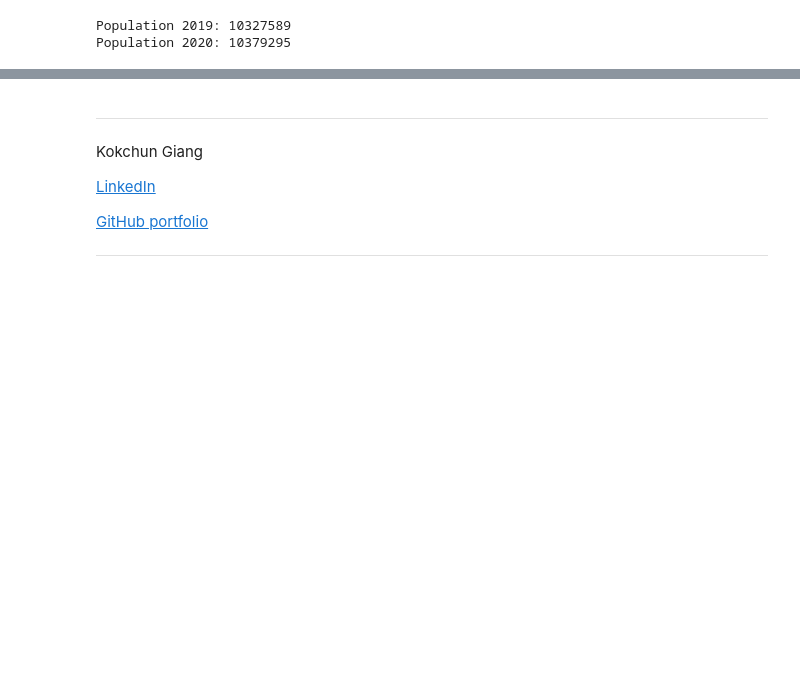
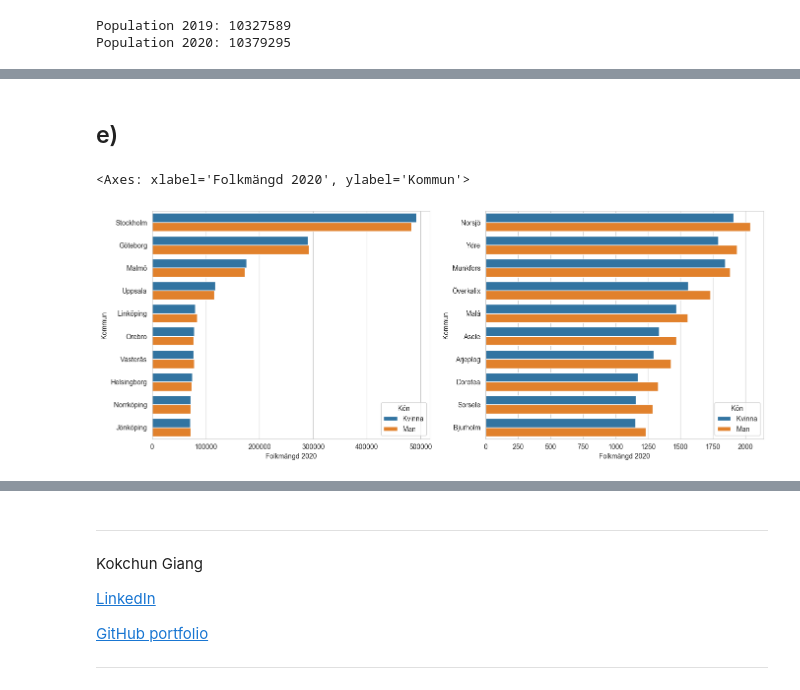
Before and after one commit to SebastianPetersson/Databehandling-SEBASTIAN-PETERSSON, a Jupyter notebook: Exercises/E00_pandas_basic_syntax.ipynb, the cells around one changed output, grey strips where cells are left out. Saved outputs shown, nothing was run; the diff lists cells and outputs as text; code cells hidden in the pictures; blank space fills up the shorter version.

```diff
--- a/Exercises/E00_pandas_basic_syntax.ipynb
+++ b/Exercises/E00_pandas_basic_syntax.ipynb
@@ -394,0 +461,3 @@ h)
+# %%
+merged = pd.concat([män, kvinnor]).set_index('Kommun')
+display(merged)
@@ -394,0 +481,8 @@ h)
+# %%
+total_condensed = total[['Kommun', 'Folkmängd 2020', 'Folkmängd 2019', 'Förändring']]
+total_condensed.columns = ['Kommun',
+                           'Total Pop 2020',
+                           'Total Pop 2019',
+                           'Total Förändring']
+
+total_condensed.set_index('Kommun')
@@ -394,0 +506,4 @@ h)
+# %%
+merged_final = pd.merge(merged, total_condensed.set_index('Kommun'), left_index=True, right_index=True)
+merged_final = merged_final.sort_values(by = 'Total Pop 2019', ascending = False)
+merged_final.head(20)
@@ -394,0 +529,14 @@ h)
+# %% [markdown]
+## e)
+# %%
+ten_largest = merged_final.nlargest(20, 'Total Pop 2020')
+ten_smallest = merged_final.nsmallest(20, 'Total Pop 2020').sort_values('Total Pop 2020', ascending = False)
+# %%
+import matplotlib.pyplot as plt
+
+fig, ax = plt.subplots(1, 2, figsize=(16,6), sharex=False)
+sns.barplot(data=ten_largest, x = 'Folkmängd 2020', y = 'Kommun', hue='Kön', ax = ax[0])
+sns.barplot(data=ten_smallest, x = 'Folkmängd 2020', y = 'Kommun', hue='Kön', ax = ax[1])
+# %% [output]
+<Axes: xlabel='Folkmängd 2020', ylabel='Kommun'>
+[figure, added]
```
Also changed, not shown: parts of 23 cells of this notebook.
